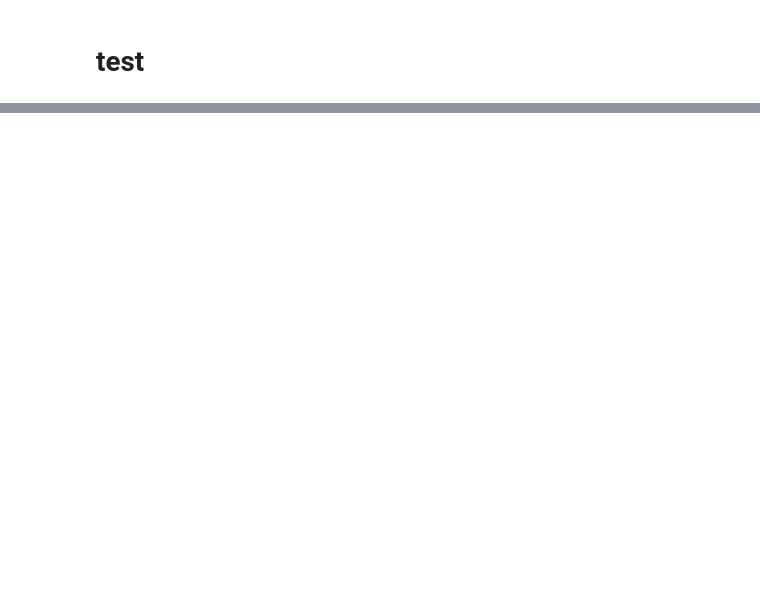
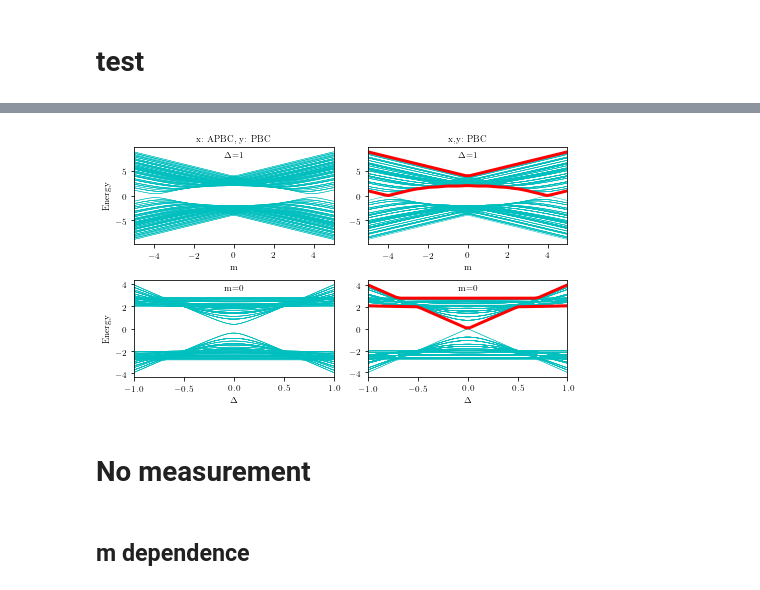
Before and after one commit to hainingpan/SPT, a Jupyter notebook: test_pi_flux.ipynb, the cells around one changed output, grey strips where cells are left out. Cells and saved outputs as stored; diff of their text form; code cells hidden in the pictures; blank space fills up the shorter version.

Commit message:
add pi_flux, and no measurement

```diff
--- a/test_pi_flux.ipynb
+++ b/test_pi_flux.ipynb
@@ -114,0 +535,47 @@ np.fill_diagonal(a,)
+# %%
+Delta_list=np.linspace(-1,1)
+m=0
+eigval_apbc_Delta_m0_list=[]
+for Delta in Delta_list:
+    params_Delta=Params(m=m,Delta=Delta,bcx=-1,bcy=1,Lx=8,Ly=8)
+    params_Delta.bandstructure()
+    eigval_apbc_Delta_m0_list.append(params_Delta.val)
+# %%
+bottom_Delta_list=[]
+top_Delta_list=[]
+# Delta_list=np.linspace(-5,5)
+for Delta in Delta_list:
+    en=np.abs(np.array([h(m,1,Delta,kx,ky) for kx in np.linspace(-np.pi,np.pi,10) for ky in np.linspace(-np.pi,np.pi,10)]))
+    bottom_Delta_list.append(en.min())
+    top_Delta_list.append(en.max())
+# %%
+fig,ax=plt.subplots(2,2,tight_layout=True)
+ax[0,0].plot(m_list,eigval_apbc_new_list,'c',lw=0.5)
+ax[0,1].plot(m_list,eigval_pbc_new_list,'c',lw=0.5)
+
+ax[0,1].plot(m_list,bottom_list,'r',lw=3)
+ax[0,1].plot(m_list,top_list,'r',lw=3)
+ax[0,0].set_title('x: APBC, y: PBC')
+ax[0,1].set_title('x,y: PBC')
+[ax.text(.5,.9,r'$\Delta$=1',transform=ax.transAxes,ha='center') for ax in ax[0]]
+
+
+ax[1,0].plot(Delta_list,eigval_apbc_Delta_m0_list,'c',lw=0.5)
+ax[1,1].plot(Delta_list,eigval_pbc_Delta_m0_list,'c',lw=0.5)
+ax[1,1].plot(Delta_list,bottom_Delta_list,'r',lw=3)
+ax[1,1].plot(Delta_list,top_Delta_list,'r',lw=3)
+
+[ax.text(.5,.9,'m=0',transform=ax.transAxes,ha='center') for ax in ax[1]]
+
+[ax.margins(x=0) for ax in ax.flatten()]
+[ax.set_xlabel(r'm') for ax in ax[0]]
+[ax.set_xlabel(r'$\Delta$') for ax in ax[1]]
+[ax.set_ylabel(r'Energy') for ax in ax[:,0]]
+
+fig.savefig('/mnt/d/kitp/Rp_SPT/10/bs.pdf',bbox_inches='tight')
+# %% [output]
+[figure, added]
+# %% [markdown]
+# No measurement
+# %% [markdown]
+## m dependence
```
Also changed, not shown: parts of 36 cells of this notebook, 1 other file.
